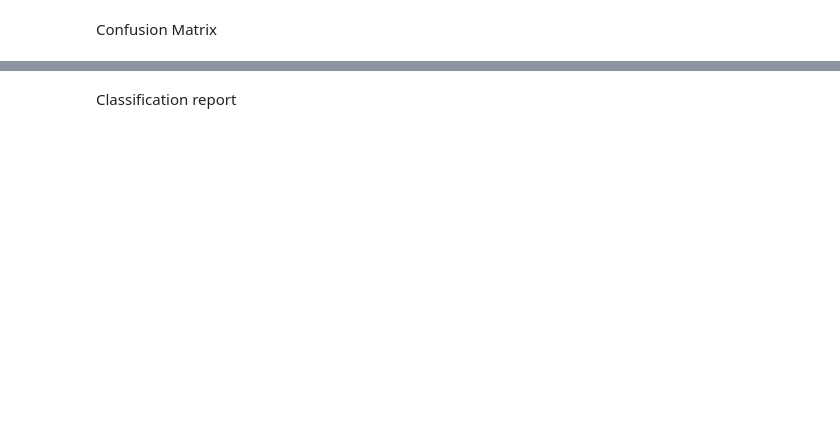
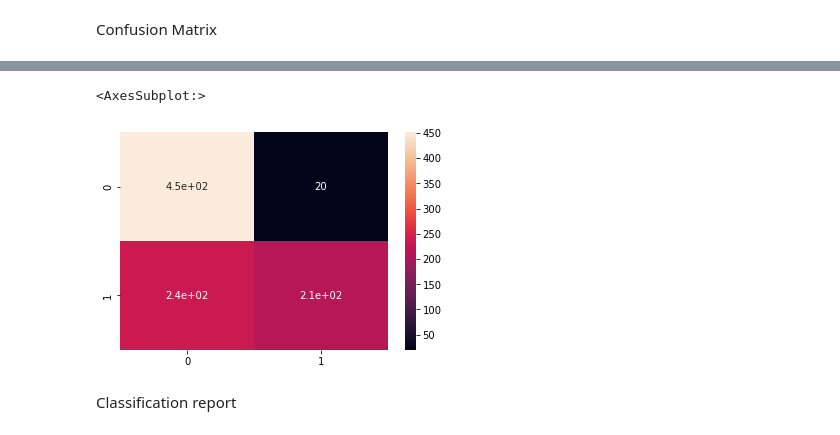
Before and after one commit to dilithjay/MonkeypoxClassification, a Jupyter notebook: exp1-train_multiclass.ipynb, the cells around one changed output, grey strips where cells are left out. Drawn from its saved outputs; the diff is of its cells as text; code cells hidden in the pictures; blank space fills up the shorter version.

```diff
--- a/exp1-train_multiclass.ipynb
+++ b/exp1-train_multiclass.ipynb
@@ -199,14 +226,14 @@ f1
 # %% [markdown]
 Confusion Matrix
 # %%
-conf_mat = [[0] * len(classes) for _ in len(classes)]
+conf_mat = [[0] * len(classes) for _ in classes]
 y_pred, y_true = [], []
 for image, label in val_set:
     image = image.to(device)
-    pred = model(image.unsqueeze()).squeeze()
+    pred = model(image.unsqueeze(dim=0)).squeeze()
     conf_mat[pred.argmax()][label.item()] += 1
-    y_pred.append(pred)
-    y_true.append(label)
+    y_pred.append(pred.argmax().item())
+    y_true.append(label.item())
 # %%
 import seaborn as sns
 sns.heatmap(conf_mat)
@@ -213,3 +243,18 @@ sns.heatmap(conf_mat)
+# %%
+conf_mat_bin = [[0, 0], [0, 0]]
+y_pred_bin, y_true_bin = [], []
+for image, label in val_set:
+    image = image.to(device)
+    pred = model(image.unsqueeze(dim=0)).squeeze()
+    conf_mat_bin[1 if (pred.argmax() == 5) else 0][1 if (label.item() == 5) else 0] += 1
+    y_pred_bin.append(1 if (pred.argmax() == 5) else 0)
+    y_true_bin.append(1 if (label.item() == 5) else 0)
+# %%
+import seaborn as sns
+sns.heatmap(conf_mat_bin, annot=True)
+# %% [output]
+<AxesSubplot:>
+[figure, added]
 # %% [markdown]
 Classification report
 # %%
```
Also changed, not shown: parts of 14 cells of this notebook.
